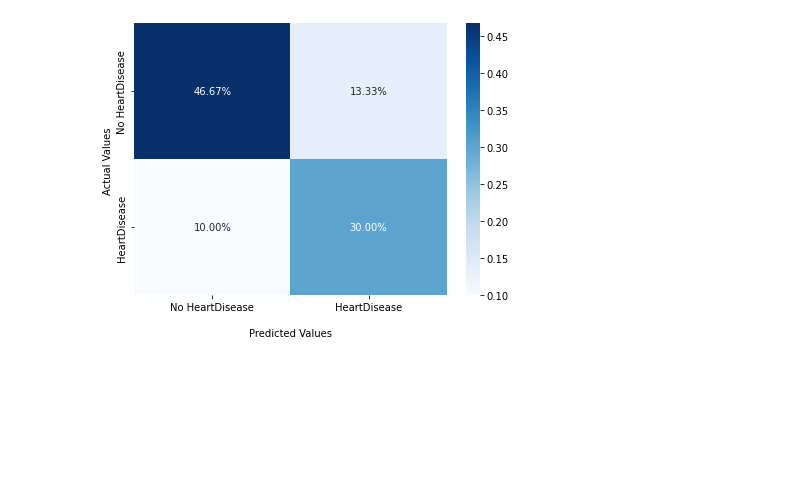
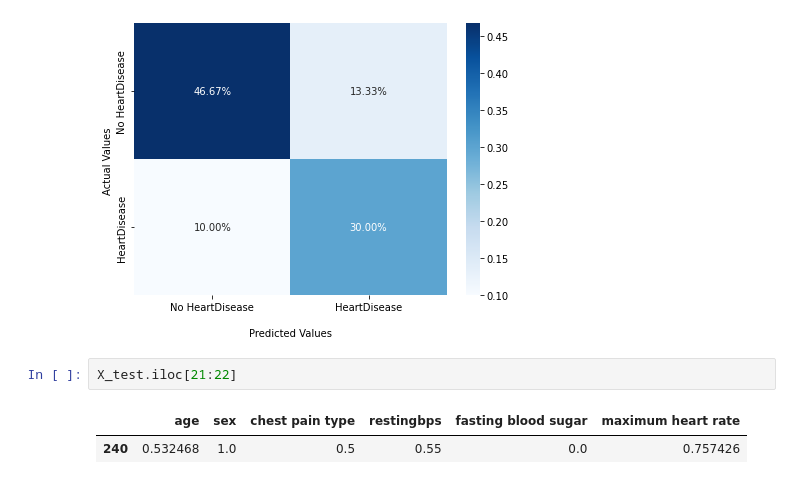
Before and after one commit to SidKasi/Predicting-Heart-Disease, a Jupyter notebook: UCI/main-without.ipynb, the cells around one changed output. Drawn from its saved outputs; the diff is of its cells as text; blank space fills up the shorter version.

```diff
--- a/UCI/main-without.ipynb
+++ b/UCI/main-without.ipynb
@@ -179,3 +168,8 @@ plt.show()
 # %% [output]
 Results for Cleveland nerual network with fluroscopy
 [figure]
+# %%
+X_test.iloc[21:22]
+# %% [output]
+|  | age | sex | chest pain type | restingbps | fasting blood sugar | maximum heart rate |
+| 240 | 0.532468 | 1.0 | 0.5 | 0.55 | 0.0 | 0.757426 |
```
Also changed, not shown: parts of 5 cells of this notebook.
